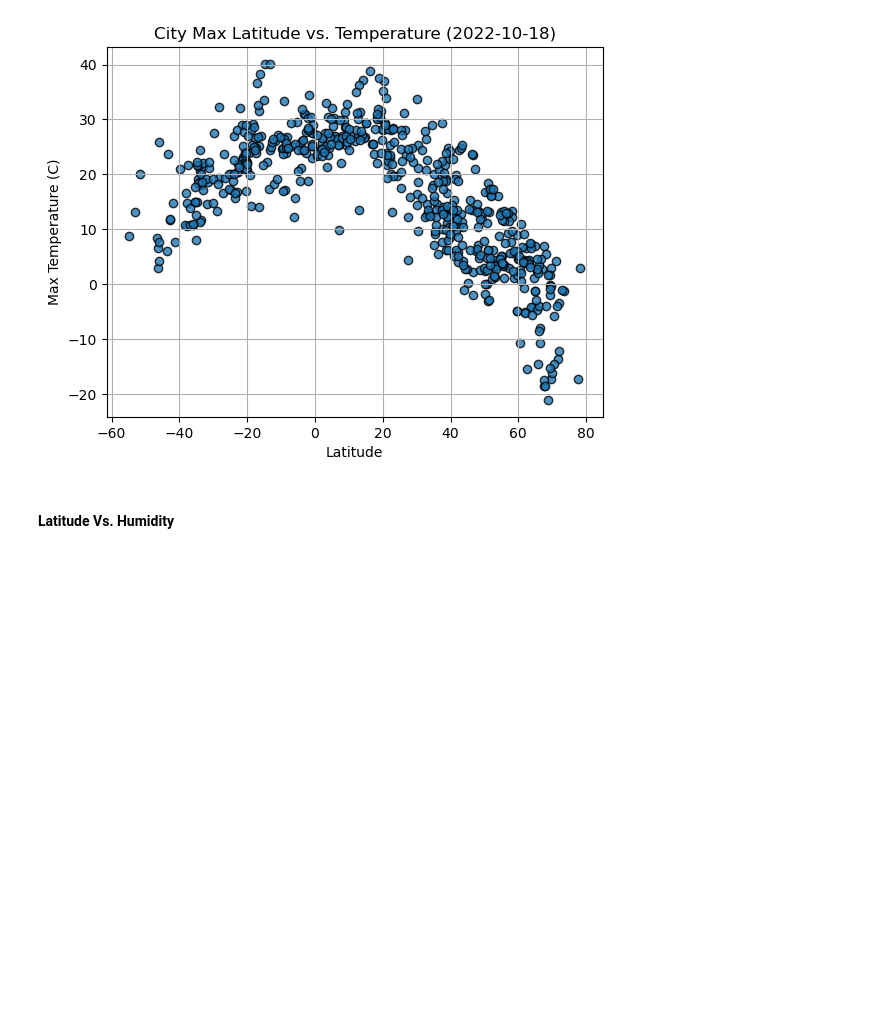
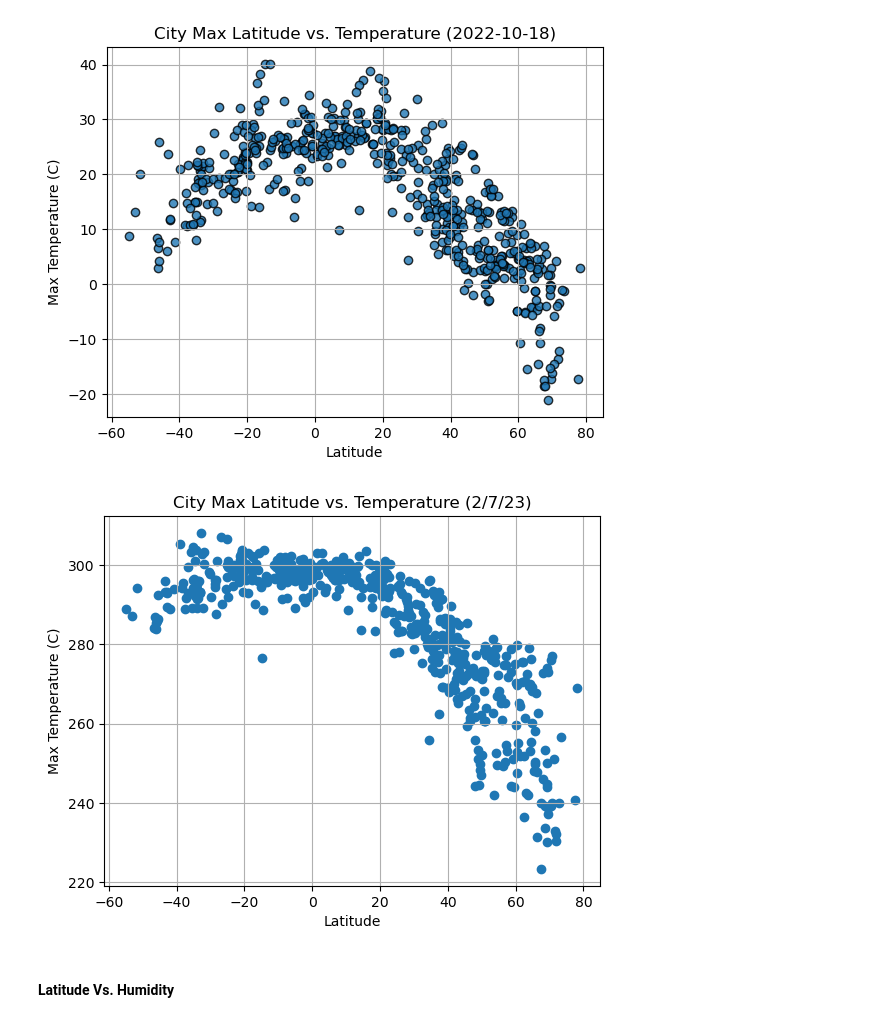
Before and after one commit to tfowler94/python-api-challenge, a Jupyter notebook: WeatherPy/WeatherPy.ipynb, the cells around one changed output. Cells and saved outputs as stored; diff of their text form; code cells hidden in the pictures; blank space fills up the shorter version.

```diff
--- a/WeatherPy/WeatherPy.ipynb
+++ b/WeatherPy/WeatherPy.ipynb
@@ -209,19 +210,21 @@ plt.show()
 [figure]
 # %%
 # Build scatter plot for latitude vs. temperature
-plt.scatter(city_data_df["Latitude"], city_data_df["Max Temperature"])
+plt.scatter(city_data_df["Lat"], city_data_df["Max Temp"])
 
 # Incorporate the other graph properties
 plt.title("City Max Latitude vs. Temperature (2/7/23)")
 plt.ylabel("Max Temperature (C)")
 plt.xlabel("Latitude")
 plt.grid(True)
 
 # Save the figure
 plt.savefig("output_data/Fig1.png")
 
 # Show plot
 plt.show()
+# %% [output]
+[figure, added]
 # %% [markdown]
 #### Latitude Vs. Humidity
 # %%
```
Also changed, not shown: parts of 4 cells of this notebook, 3 other files.
